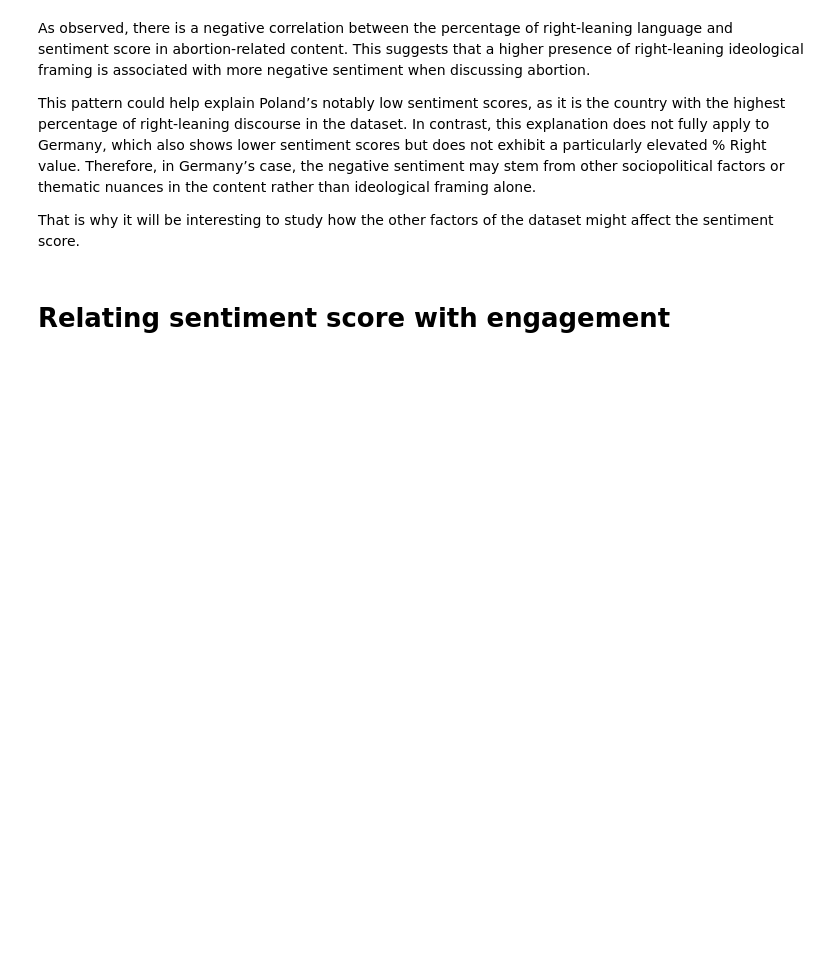
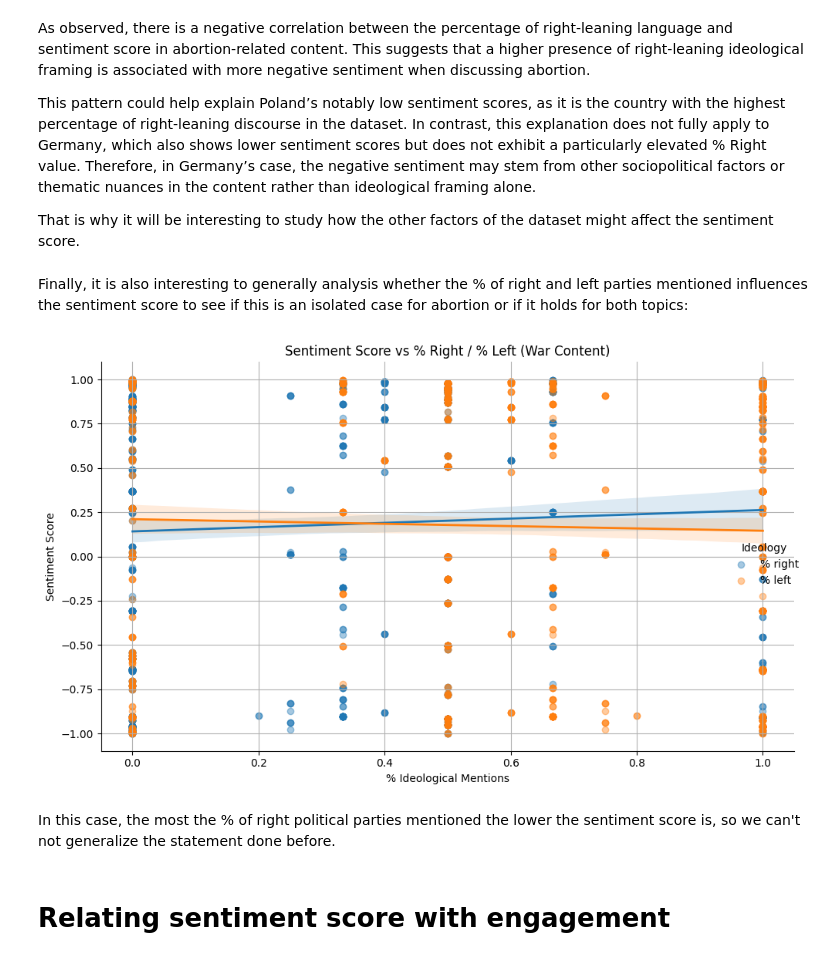
Before and after one commit to AdriaLeon/TFG, a Jupyter notebook: code/Notebooks/Data analysis/sentiment_score_analysis.ipynb, the cells around one changed output. Saved outputs shown, nothing was run; the diff lists cells and outputs as text; code cells hidden in the pictures; blank space fills up the shorter version.

Commit message:
More context and analysis added

```diff
--- a/code/Notebooks/Data analysis/sentiment_score_analysis.ipynb
+++ b/code/Notebooks/Data analysis/sentiment_score_analysis.ipynb
@@ -204,6 +397,47 @@ As observed, there is a negative correlation between the percentage of right-lea
 This pattern could help explain Poland’s notably low sentiment scores, as it is the country with the highest percentage of right-leaning discourse in the dataset. In contrast, this explanation does not fully apply to Germany, which also shows lower sentiment scores but does not exhibit a particularly elevated % Right value. Therefore, in Germany’s case, the negative sentiment may stem from other sociopolitical factors or thematic nuances in the content rather than ideological framing alone.
 
 That is why it will be interesting to study how the other factors of the dataset might affect the sentiment score.
+# %% [markdown]
+Finally, it is also interesting to generally analysis whether the % of right and left parties mentioned influences the sentiment score to see if this is an isolated case for abortion or if it holds for both topics:
+# %%
+import pandas as pd
+import seaborn as sns
+import matplotlib.pyplot as plt
+
+# 1. Filter for war-related content
+war_df = df[df['topic'].str.lower() == 'war']
+
+# 2. Drop missing values
+war_clean = war_df[['sentiment_score', '% right', '% left']].dropna()
+
+# 3. Reshape the data
+war_melted = war_clean.melt(id_vars='sentiment_score',
+                            value_vars=['% right', '% left'],
+                            var_name='Ideology',
+                            value_name='Percentage')
+
+# 4. Plot using lmplot
+sns.lmplot(
+    data=war_melted,
+    x='Percentage',
+    y='sentiment_score',
+    hue='Ideology',
+    height=6,
+    aspect=1.5,
+    scatter_kws={'alpha': 0.4},
+    line_kws={'linewidth': 2}
+)
+
+plt.title('Sentiment Score vs % Right / % Left (War Content)')
+plt.xlabel('% Ideological Mentions')
+plt.ylabel('Sentiment Score')
+plt.grid(True)
+plt.tight_layout()
+plt.show()
+# %% [output]
+[figure, added]
+# %% [markdown]
+In this case, the most the % of right political parties mentioned the lower the sentiment score is, so we can't not generalize the statement done before.
 # %% [markdown]
 # Relating sentiment score with engagement
 # %%
```
Also changed, not shown: parts of 22 cells of this notebook.
